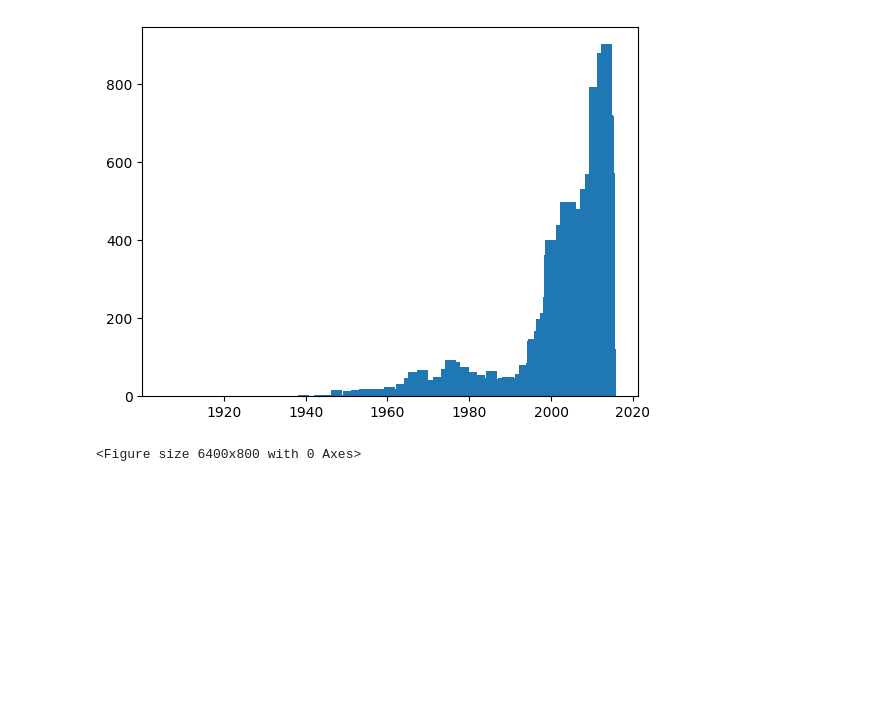
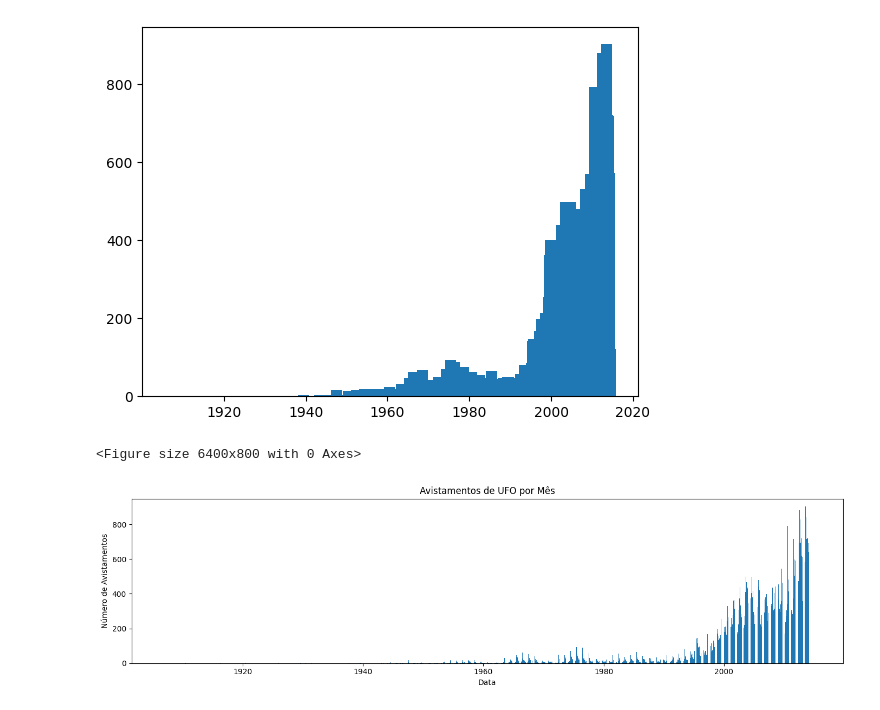
Before and after one commit to RafaelBarretoCruz/previsao-aliens, a Jupyter notebook: notebook.ipynb, the cells around one changed output. Cells and saved outputs as stored; diff of their text form; code cells hidden in the pictures; blank space fills up the shorter version.

```diff
--- a/notebook.ipynb
+++ b/notebook.ipynb
@@ -26,3 +28,13 @@ plt.show()
 # %% [output]
 [figure]
 <Figure size 6400x800 with 0 Axes>
+# %%
+plt.figure(figsize=(14, 4))
+plt.bar(ts.index, ts.values, width=20)
+plt.title("Avistamentos de UFO por Mês")
+plt.xlabel("Data")
+plt.ylabel("Número de Avistamentos")
+plt.tight_layout()
+plt.show()
+# %% [output]
+[figure, added]
```
Also changed, not shown: parts of 8 cells of this notebook.
